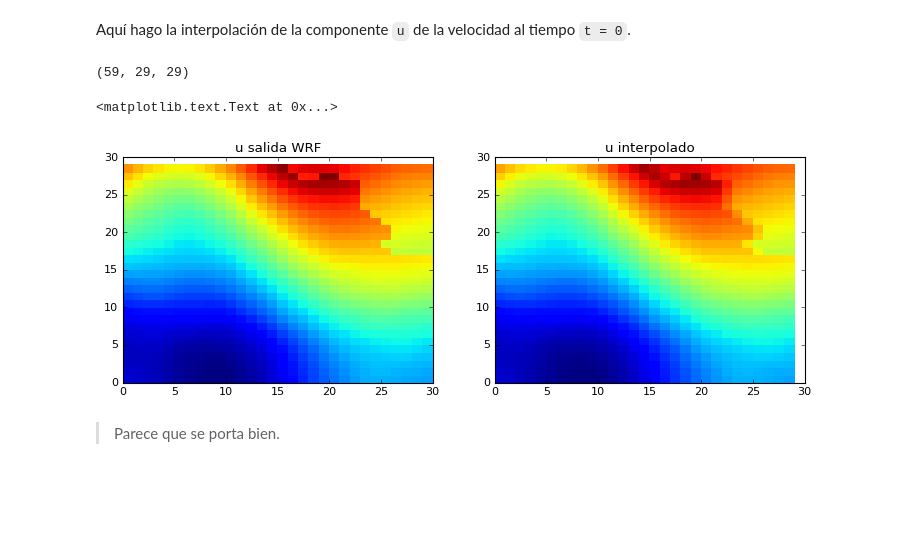
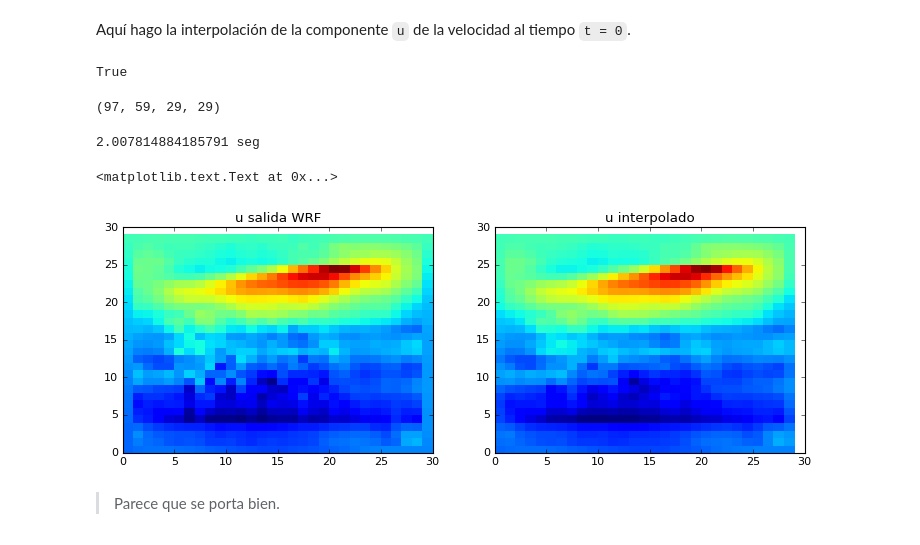
Before and after one commit to cpierard/capa_limite_WRF, a Jupyter notebook: Calculo_Richardson.ipynb, the cells around one changed output. Drawn from its saved outputs; the diff is of its cells as text; code cells hidden in the pictures; blank space fills up the shorter version.

```diff
--- a/Calculo_Richardson.ipynb
+++ b/Calculo_Richardson.ipynb
@@ -87,7 +87,7 @@ Función que interpola las velocidades `u` y `v` al centro de la malla, donde es
 
     `XLON`, `XLAT`, `XLONG_U`, `XLAT_U`...  van con su dimensión temporal.
     `U` no va con su dimensión temporal, sólo las dimensiones espaciales correspondientes a un tiempo.
-    `uu` define si se trata de velocidad zonal o meridional, es decir si se está interpolando 'u', u = True.
+    `uu` define si se trata de velocidad zonal o meridional, es decir si se está interpolando 'u', uu = True.
     `Kind`, tipo de interpolación. Por default es linear.
 
     ej:
@@ -104,44 +104,58 @@ def interpolate_velocity(XLONG, XLAT, XLONG_U, XLAT_U, U, uu = True, Kind = 'lin
     y_new = XLAT[0, :, 1]
 
     if uu == True:
-        u_shape = (U.shape[0], U.shape[1], U.shape[2]-1)
+        u_shape = (U.shape[0], U.shape[1], U.shape[2], U.shape[3]-1)
 
     else:
-        u_shape = (U.shape[0], U.shape[1] - 1, U.shape[2])
+        u_shape = (U.shape[0], U.shape[1] ,U.shape[2] - 1, U.shape[3])
 
 
     U_out = np.zeros(u_shape, dtype='float32')
     #U_out = np.zeros(u_shape, dtype='float32')
 
-    for h in range(0, U.shape[0]):
+    for t in range(0, U.shape[0]):
+        for h in range(0, U.shape[1]):
 
-        f = interpolate.interp2d(x_old, y_old, U[h, :, :], kind = Kind)
-        U_out[h, :, :] = f(x_new, y_new)
+            f = interpolate.interp2d(x_old, y_old, U[t, h, :, :], kind = Kind)
+            U_out[t, h, :, :] = f(x_new, y_new)
 
     return U_out
 # %% [markdown]
 Aquí hago la interpolación de la componente `u` de la velocidad al tiempo `t = 0`.
+# %%
+len(u.shape) == 4
+# %% [output]
+True
 # %%
-u_interpol = interpolate_velocity(xlong, xlat, xlong_u, xlat_u, u[0,:, :, :])
+u_interpol = interpolate_velocity(xlong, xlat, xlong_u, xlat_u, u)
 # %%
 u_interpol.shape
 # %% [output]
-(59, 29, 29)
+(97, 59, 29, 29)
+# %%
+start = time.time()
+
+interpolate_velocity(xlong, xlat, xlong_u, xlat_u, u)
+
+end = time.time()
+print(end - start, 'seg')
+# %% [output]
+2.007814884185791 seg
 # %%
 h = 57 # altura o número de capa
-
+t = 20
 fig = plt.figure(figsize=(11,8))
 ax1 = fig.add_subplot(221)
-ax1.pcolor(u[0, h, :, :])
+ax1.pcolor(u[t, h, :, :])
 plt.title("u salida WRF")
 
 ax2 = fig.add_subplot(222)
-ax2.pcolor(u_interpol[h, :, :])
+ax2.pcolor(u_interpol[t, h, :, :])
 #ax2.title(title = 'u interpolado')
 plt.title('u interpolado')
 # %% [output]
 <matplotlib.text.Text at 0x...>
-[figure, old version]
+[figure, new version]
 # %% [markdown]
 > Parece que se porta bien.
 # %% [markdown]
```
Also changed, not shown: parts of 19 cells of this notebook.
